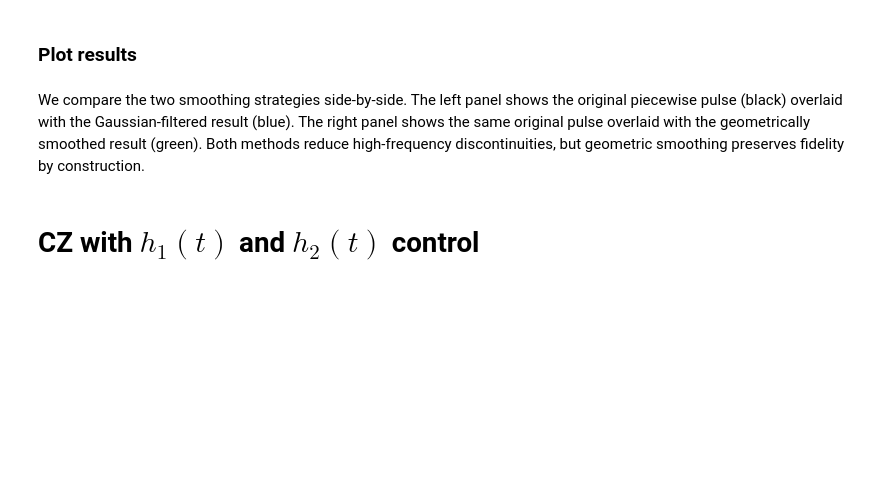
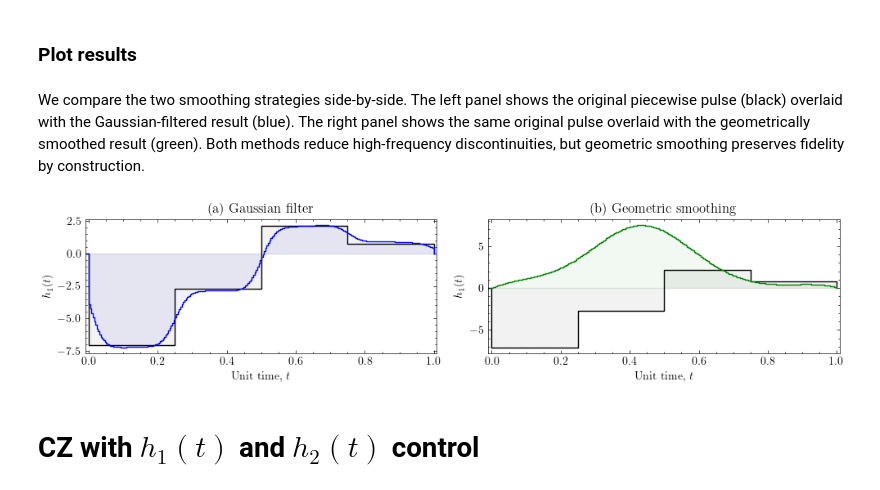
Before and after one commit to dyylan/geope, a Jupyter notebook: docs/examples/pulse_smoothing.ipynb, the cells around one changed output. Saved outputs shown, nothing was run; the diff lists cells and outputs as text; code cells hidden in the pictures; blank space fills up the shorter version.

```diff
--- a/docs/examples/pulse_smoothing.ipynb
+++ b/docs/examples/pulse_smoothing.ipynb
@@ -81,8 +81,6 @@ params = Parameters(basis=basis,
                     init_spread=0.1)
 
 opt_geope = Geope(params,
-                  max_step_size=max_step_size,
-                  gram_schmidt_step_size=1.2*max_step_size,
                   verbose=True,
                   history=History())
 
@@ -90,7 +88,7 @@ c=0
 success = False
 steps = []
 while c < 6 and not success:
-    opt_geope.optimize(max_steps=100)
+    opt_geope.optimize(max_steps=100, max_step_size=max_step_size, gram_schmidt_step_size=1.2*max_step_size)
     if c==0:
         # Warm-start a second optimiser from the current solution for the
         # Gaussian-filter comparison later on.
@@ -102,13 +100,11 @@ while c < 6 and not success:
                                piecewise_steps=gates,
                                init_values=np.array(opt_geope.params.parameters))
         opt_geope_gf = Geope(params_gf,
-                             max_step_size=max_step_size,
-                             gram_schmidt_step_size=1.2*max_step_size,
                              verbose=True,
                              history=History())
         steps.append(opt_geope.history.steps[-1])
     success, _ = Gecko(opt_geope.params).smooth(piecewise_steps_multiplier=2, smoothing_rate=0.001, max_smoothing_steps=500, diff_tol=0.00001)
     steps.append(opt_geope.history.steps[-1])
     c+=1
-opt_geope.optimize(max_steps=100)
+opt_geope.optimize(max_steps=100, max_step_size=max_step_size, gram_schmidt_step_size=1.2*max_step_size)
 print("Finished optimising.")
@@ -158,8 +175,6 @@ opt_geope_gf.optimize(max_steps=100)
 # %% [markdown]
 We compare the two smoothing strategies side-by-side. The left panel shows the original piecewise pulse (black) overlaid with the Gaussian-filtered result (blue). The right panel shows the same original pulse overlaid with the geometrically smoothed result (green). Both methods reduce high-frequency discontinuities, but geometric smoothing preserves fidelity by construction.
 # %%
-savefig = "plots/smoothing/gaussian_filter_vs_geometric_smoothing_cz_ising_x1.pdf"
-
 alpha=0.05
 y_limits = [-1.5,8.5]
 geometric_smoothing_colour='green'
@@ -220,37 +235,36 @@ for i, strength in enumerate(opt_geope.history.parameters[steps[0]].T):
 for i, strength in enumerate(opt_geope.params.parameters.T):
     strength = [s*smoothed_scaling for s in strength]
     if opt_geope.params.basis.labels[i] in opt_geope.params.projected_basis.labels:
         axs[1].step(smoothed_gates,
                     np.append(np.array([0]), np.append(strength,np.array([0]))),
                     where='post',
                     label=opt_geope.params.basis.plot_labels[i],
                     color=geometric_smoothing_colour)
         axs[1].fill_between(smoothed_gates,
                             np.append(np.array([0]), np.append(strength,np.array([0]))),
                             step='post',
                             color=geometric_smoothing_colour,
                             alpha=alpha)
 
 
 for ax in axs:
     # ax.legend(loc='upper right')
     ax.grid(False)
     ax.set_xlim(-0.01,smoothed_gates[-1]+0.008)
-    ax.set_ylim(y_limits[0],y_limits[1])
+    # ax.set_ylim(y_limits[0],y_limits[1])
 
 axs[0].set_title(f"(a) Gaussian filter")
 axs[1].set_title(f"(b) Geometric smoothing")
 
 axs[0].set_xlabel("Unit time, $t$")
 axs[1].set_xlabel("Unit time, $t$")
 axs[0].set_ylabel(f"$h_1(t)$")
 axs[1].set_ylabel(f"$h_1(t)$")
 
 plt.tight_layout()
-if savefig is not None:
-    os.makedirs(os.path.dirname(savefig), exist_ok=True)
-    plt.savefig(savefig)
 plt.show()
+# %% [output]
+[figure, added]
 # %% [markdown]
 # CZ with $h_1(t)$ and $h_2(t)$ control
 # %% [markdown]
```
Also changed, not shown: parts of 4 cells of this notebook, 2 other files.
